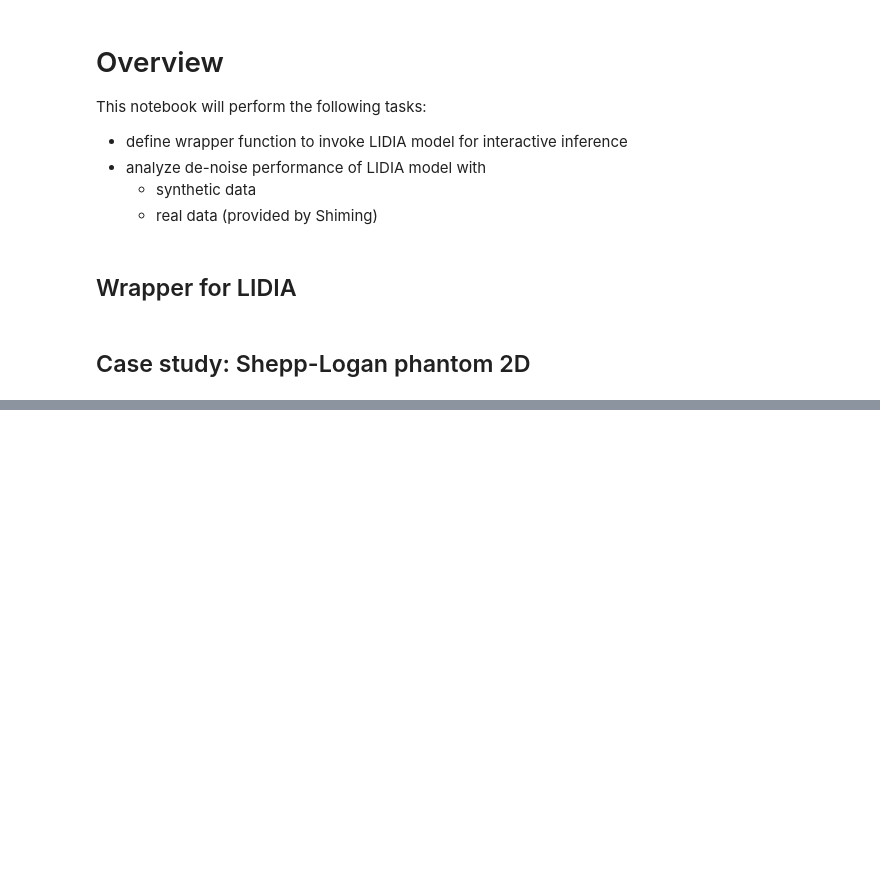
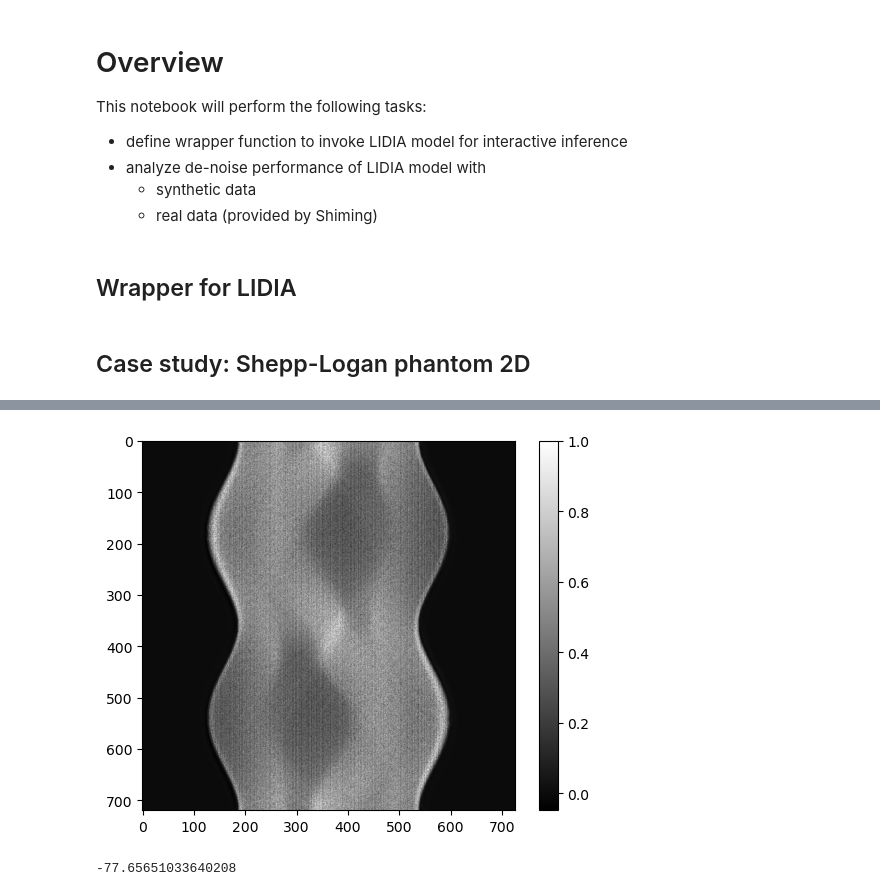
Before and after one commit to KedoKudo/TomoArtifactBenchPy, a Jupyter notebook: notebooks/evaluate_LIDIA.ipynb, the cells around one changed output, grey strips where cells are left out. Saved outputs shown, nothing was run; the diff lists cells and outputs as text; code cells hidden in the pictures; blank space fills up the shorter version.

```diff
--- a/notebooks/evaluate_LIDIA.ipynb
+++ b/notebooks/evaluate_LIDIA.ipynb
@@ -30,5 +31,9 @@ device = torch.device('cuda' if torch.cuda.is_available() else 'cpu')
 # %%
-def denoise_with_lidia(input_img: np.ndarray, sigma: int) -> np.ndarray:
+def denoise_with_lidia(
+        input_img: np.ndarray,
+        sigma: int,
+        max_chunk: int=40_000,
+    ) -> np.ndarray:
     """Wrapper for LIDIA denoiser.
 
     Parameters
@@ -36,7 +41,9 @@ def denoise_with_lidia(input_img: np.ndarray, sigma: int) -> np.ndarray:
     input_img : np.ndarray
         Input image to be denoised.
     sigma : int
-        Noise level.
+        Noise level, [15, 25, 50].
+    max_chunk : int
+        Maximum number of pixels to process at once.
 
     Returns
     -------
@@ -52,17 +59,21 @@ def denoise_with_lidia(input_img: np.ndarray, sigma: int) -> np.ndarray:
     arch_opt = ArchitectureOptions(rgb=False, small_network=False)
     pad_offs, _ = calc_padding(arch_opt)
     nl_denoiser = NonLocalDenoiser(pad_offs, arch_opt)
-    nl_denoiser.cuda()
+    # nl_denoiser.cuda()
 
     # load the weight
-    model_file_path = f"LIDIA-denoiser/models/model_state_sigma_{sigma}_bw.pt"
-    model_state0 = torch.load(model_file_path)
-    nl_denoiser.patch_denoise_net.load_state_dict(model_state0['state_dict'])
+    model_file_path = f"../LIDIA-denoiser/models/model_state_sigma_{sigma}_bw.pt"
+    model_state0 = torch.load(model_file_path, map_location='cpu')
+    nl_denoiser.patch_denoise_net.load_state_dict(
+        model_state0['state_dict']
+    )
+    nl_denoiser.to(device)
 
     # process the image
     rst_img = process_image(
         nl_denoiser,
         torch.from_numpy(input_img).to(device),
+        max_chunk,
     ).cpu().numpy()
 
     return rst_img
@@ -91,0 +166,12 @@ Reconstruction of Gain Error:  -0.08379143 0.037704818
+# %%
+sino_lidia_sigma15 = denoise_with_lidia(sino_noisy_reshaped, sigma=15)
+# %%
+plt.imshow(sino_lidia_sigma15[0, 0, :, :], cmap='gray')
+plt.colorbar()
+plt.show()
+# %% [output]
+[figure, added]
+# %%
+calc_psnr(sino_org, sino_lidia_sigma15[0, 0, :, :])
+# %% [output]
+-77.65651033640208
```
Also changed, not shown: parts of 19 cells of this notebook, 2 other files.
